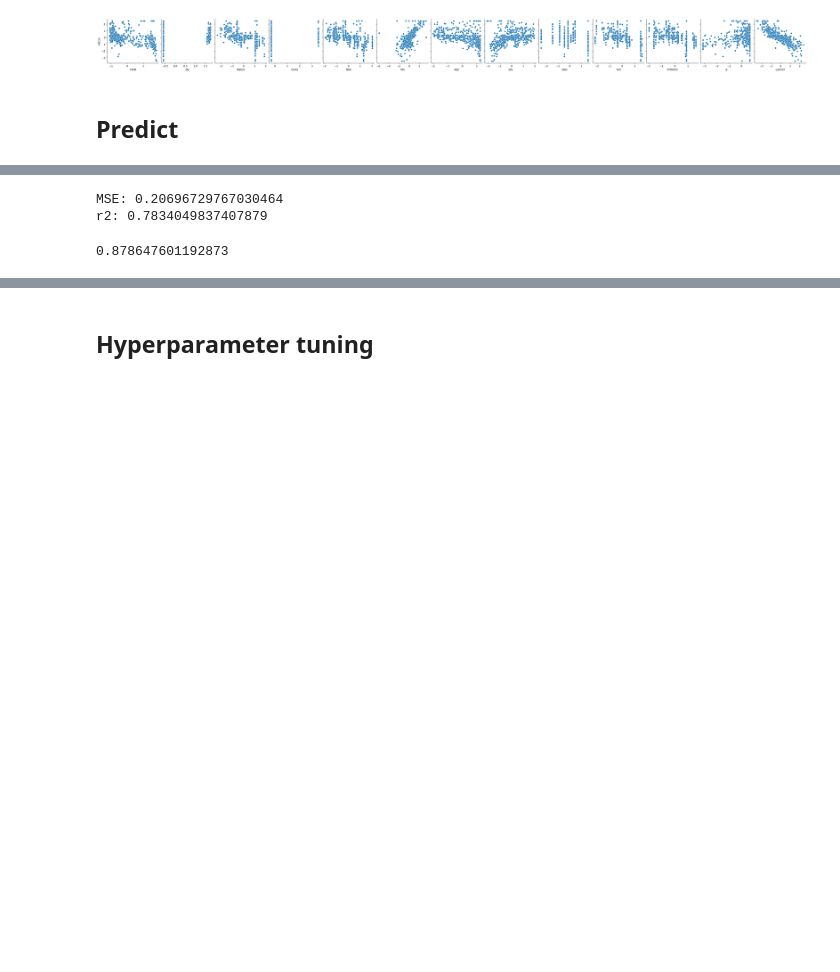
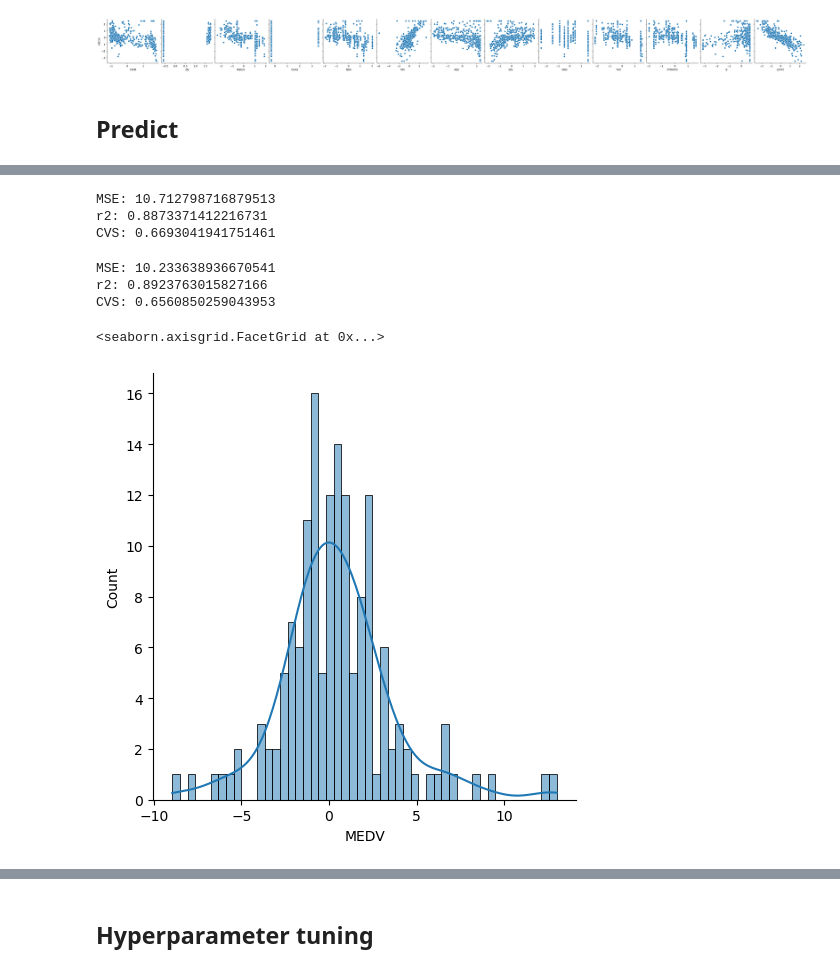
Before and after one commit to lumlong/my_learning, a Jupyter notebook: 3.data_science/example_project/house_price_prediction.ipynb, the cells around one changed output, grey strips where cells are left out. Cells and saved outputs as stored; diff of their text form; code cells hidden in the pictures; blank space fills up the shorter version.

```diff
--- a/3.data_science/example_project/house_price_prediction.ipynb
+++ b/3.data_science/example_project/house_price_prediction.ipynb
@@ -482,31 +640,49 @@ Number of testing records: 137
-# %%
-steps = [
-    ('scalar', StandardScaler()),
-    ('poly', PolynomialFeatures(degree=2)),
-    ('model', LinearRegression())
-]
-pipeline = Pipeline(steps)
-
-
-model = pipeline.fit(X_train, y_train)
-y_pred = model.predict(X_test)
-mse = mean_squared_error(y_test, y_pred)
-r2 = r2_score(y_test, y_pred)
-
-
-print('MSE: ' + str(mse))
-print('r2: ' + str(r2))
-# %% [output]
-MSE: 0.20696729767030464
-r2: 0.7834049837407879
 # %%
 from xgboost import XGBRegressor
+
+X = df.drop(['RAD', 'MEDV'], axis=1)
+y = df['MEDV']
+X_train, X_test, y_train, y_test = train_test_split(X, y, test_size = 0.30, random_state = 5)
 
 XGBR = XGBRegressor(n_estimators=1000, max_depth=7, eta=0.1, subsample=0.8, colsample_bytree=0.8)
 XGBR.fit(X_train, y_train)
 
 y_pred = XGBR.predict(X_test)
+
+mse = mean_squared_error(y_test, y_pred)
+r2 = r2_score(y_test, y_pred)
+scores = cross_val_score(XGBR, X, y, scoring='r2', cv=5)
+
+print('MSE: ' + str(mse))
+print('r2: ' + str(r2))
+print('CVS: ' + str(scores.mean()))
+# %% [output]
+MSE: 10.712798716879513
+r2: 0.8873371412216731
+CVS: 0.6693041941751461
-# %%
-r2_score(y_test, y_pred)
-# %% [output]
-0.878647601192873
+# %%
+X = df.drop(['MEDV'], axis=1)
+y = df['MEDV']
+X_train, X_test, y_train, y_test = train_test_split(X, y, test_size = 0.30, random_state = 5)
+
+XGBR = XGBRegressor(n_estimators=1000, max_depth=7, eta=0.1, subsample=0.8, colsample_bytree=0.8)
+XGBR.fit(X_train, y_train)
+
+y_pred = XGBR.predict(X_test)
+
+mse = mean_squared_error(y_test, y_pred)
+r2 = r2_score(y_test, y_pred)
+scores = cross_val_score(XGBR, X, y, scoring='r2', cv=5)
+
+print('MSE: ' + str(mse))
+print('r2: ' + str(r2))
+print('CVS: ' + str(scores.mean()))
+# %% [output]
+MSE: 10.233638936670541
+r2: 0.8923763015827166
+CVS: 0.6560850259043953
+# %%
+sns.displot(y_test-y_pred, bins = 50, kde = True)
+# %% [output]
+<seaborn.axisgrid.FacetGrid at 0x...>
+[figure, added]
```
Also changed, not shown: parts of 49 cells of this notebook, 5 other files.
